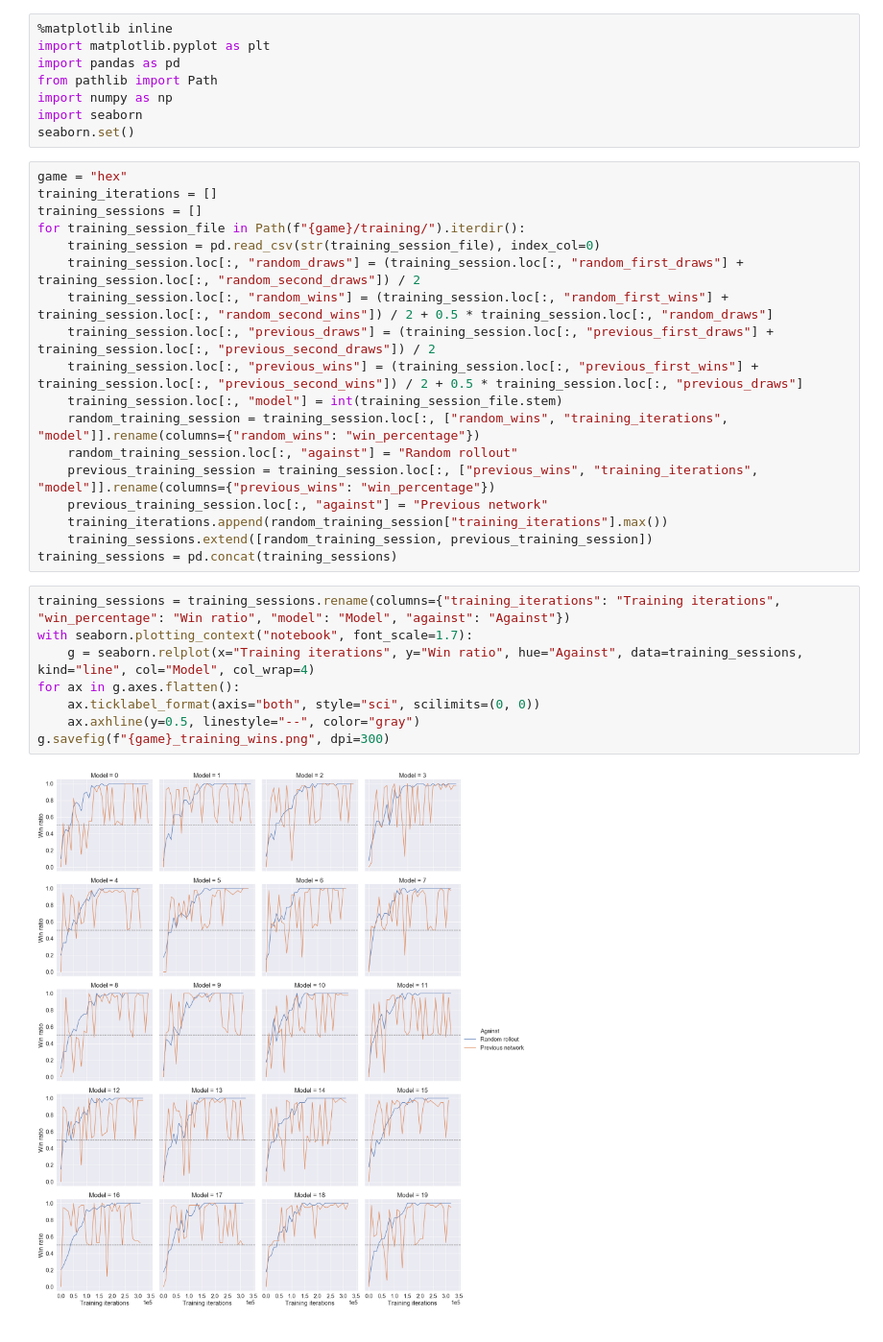
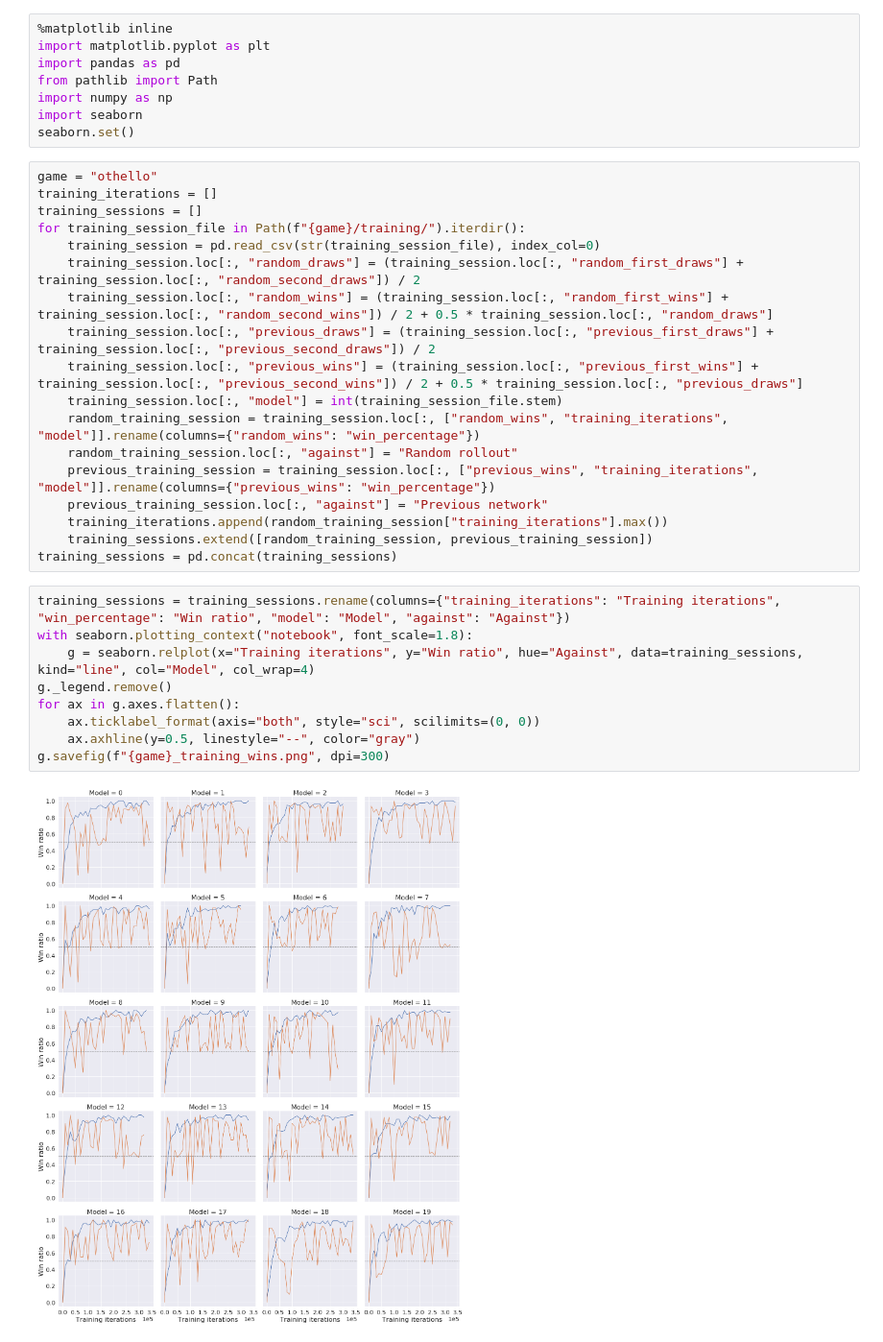
Before and after one commit to henribru/deep-mcts, a Jupyter notebook: deep_mcts/evaluate_training.ipynb, the cells around one changed output. Shown at 96% size. Drawn from its saved outputs; the diff is of its cells as text.

Commit message:
Update graphs

```diff
--- a/deep_mcts/evaluate_training.ipynb
+++ b/deep_mcts/evaluate_training.ipynb
@@ -7,7 +7,7 @@ import numpy as np
 import seaborn
 seaborn.set()
 # %%
-game = "hex"
+game = "othello"
 training_iterations = []
 training_sessions = []
 for training_session_file in Path(f"{game}/training/").iterdir():
@@ -26,14 +26,15 @@ for training_session_file in Path(f"{game}/training/").iterdir():
 training_sessions = pd.concat(training_sessions)
 # %%
 training_sessions = training_sessions.rename(columns={"training_iterations": "Training iterations", "win_percentage": "Win ratio", "model": "Model", "against": "Against"})
-with seaborn.plotting_context("notebook", font_scale=1.7):
+with seaborn.plotting_context("notebook", font_scale=1.8):
     g = seaborn.relplot(x="Training iterations", y="Win ratio", hue="Against", data=training_sessions, kind="line", col="Model", col_wrap=4)
+g._legend.remove()
 for ax in g.axes.flatten():
     ax.ticklabel_format(axis="both", style="sci", scilimits=(0, 0))
     ax.axhline(y=0.5, linestyle="--", color="gray")
 g.savefig(f"{game}_training_wins.png", dpi=300)
 # %% [output]
-[figure, old version]
+[figure, new version]
 # %%
 print(training_iterations)
 print(max(training_iterations))
```
Also changed, not shown: parts of 2 cells of this notebook, 2 other files.
